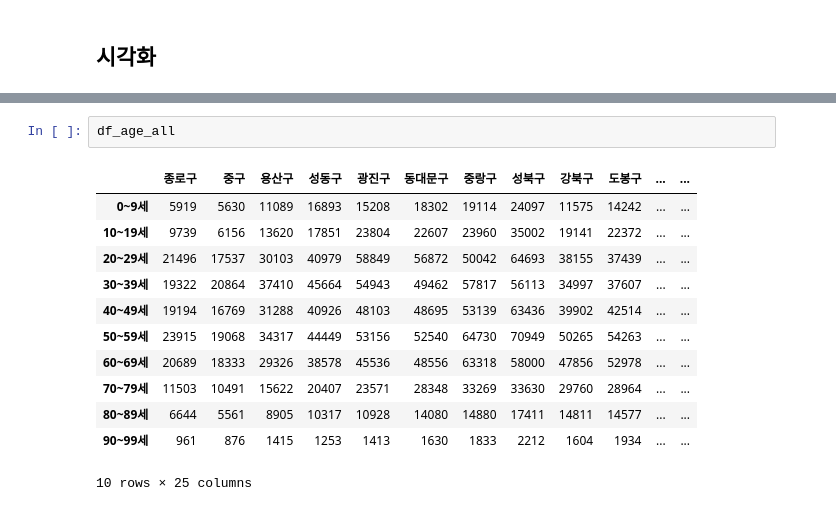
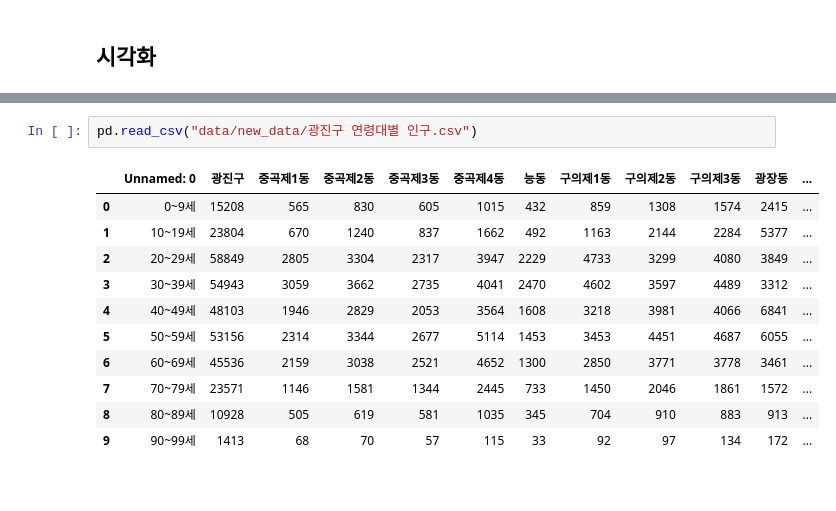
Before and after one commit to JeukYun/-Gwangjin-Data-Competition, a Jupyter notebook: 광진구, 서울 자치구별 연령 비교.ipynb, the cells around one changed output, grey strips where cells are left out. Cells and saved outputs as stored; diff of their text form.

```diff
--- a/광진구, 서울 자치구별 연령 비교.ipynb
+++ b/광진구, 서울 자치구별 연령 비교.ipynb
@@ -246,15 +232,14 @@ df_age
-# %%
-df_age_all
-# %% [output]
-|  | 종로구 | 중구 | 용산구 | 성동구 | 광진구 | 동대문구 | 중랑구 | 성북구 | 강북구 | 도봉구 | ... | ... |
-| 0~9세 | 5919 | 5630 | 11089 | 16893 | 15208 | 18302 | 19114 | 24097 | 11575 | 14242 | ... | ... |
-| 10~19세 | 9739 | 6156 | 13620 | 17851 | 23804 | 22607 | 23960 | 35002 | 19141 | 22372 | ... | ... |
-| 20~29세 | 21496 | 17537 | 30103 | 40979 | 58849 | 56872 | 50042 | 64693 | 38155 | 37439 | ... | ... |
-| 30~39세 | 19322 | 20864 | 37410 | 45664 | 54943 | 49462 | 57817 | 56113 | 34997 | 37607 | ... | ... |
-| 40~49세 | 19194 | 16769 | 31288 | 40926 | 48103 | 48695 | 53139 | 63436 | 39902 | 42514 | ... | ... |
-| 50~59세 | 23915 | 19068 | 34317 | 44449 | 53156 | 52540 | 64730 | 70949 | 50265 | 54263 | ... | ... |
-| 60~69세 | 20689 | 18333 | 29326 | 38578 | 45536 | 48556 | 63318 | 58000 | 47856 | 52978 | ... | ... |
-| 70~79세 | 11503 | 10491 | 15622 | 20407 | 23571 | 28348 | 33269 | 33630 | 29760 | 28964 | ... | ... |
-| 80~89세 | 6644 | 5561 | 8905 | 10317 | 10928 | 14080 | 14880 | 17411 | 14811 | 14577 | ... | ... |
-| 90~99세 | 961 | 876 | 1415 | 1253 | 1413 | 1630 | 1833 | 2212 | 1604 | 1934 | ... | ... |
-10 rows × 25 columns
+# %%
+pd.read_csv("data/new_data/광진구 연령대별 인구.csv")
+# %% [output]
+|  | Unnamed: 0 | 광진구 | 중곡제1동 | 중곡제2동 | 중곡제3동 | 중곡제4동 | 능동 | 구의제1동 | 구의제2동 | 구의제3동 | 광장동 | ... |
+| 0 | 0~9세 | 15208 | 565 | 830 | 605 | 1015 | 432 | 859 | 1308 | 1574 | 2415 | ... |
+| 1 | 10~19세 | 23804 | 670 | 1240 | 837 | 1662 | 492 | 1163 | 2144 | 2284 | 5377 | ... |
+| 2 | 20~29세 | 58849 | 2805 | 3304 | 2317 | 3947 | 2229 | 4733 | 3299 | 4080 | 3849 | ... |
+| 3 | 30~39세 | 54943 | 3059 | 3662 | 2735 | 4041 | 2470 | 4602 | 3597 | 4489 | 3312 | ... |
+| 4 | 40~49세 | 48103 | 1946 | 2829 | 2053 | 3564 | 1608 | 3218 | 3981 | 4066 | 6841 | ... |
+| 5 | 50~59세 | 53156 | 2314 | 3344 | 2677 | 5114 | 1453 | 3453 | 4451 | 4687 | 6055 | ... |
+| 6 | 60~69세 | 45536 | 2159 | 3038 | 2521 | 4652 | 1300 | 2850 | 3771 | 3778 | 3461 | ... |
+| 7 | 70~79세 | 23571 | 1146 | 1581 | 1344 | 2445 | 733 | 1450 | 2046 | 1861 | 1572 | ... |
+| 8 | 80~89세 | 10928 | 505 | 619 | 581 | 1035 | 345 | 704 | 910 | 883 | 913 | ... |
+| 9 | 90~99세 | 1413 | 68 | 70 | 57 | 115 | 33 | 92 | 97 | 134 | 172 | ... |
```
Also changed, not shown: parts of 3 cells of this notebook, 3 other files.
